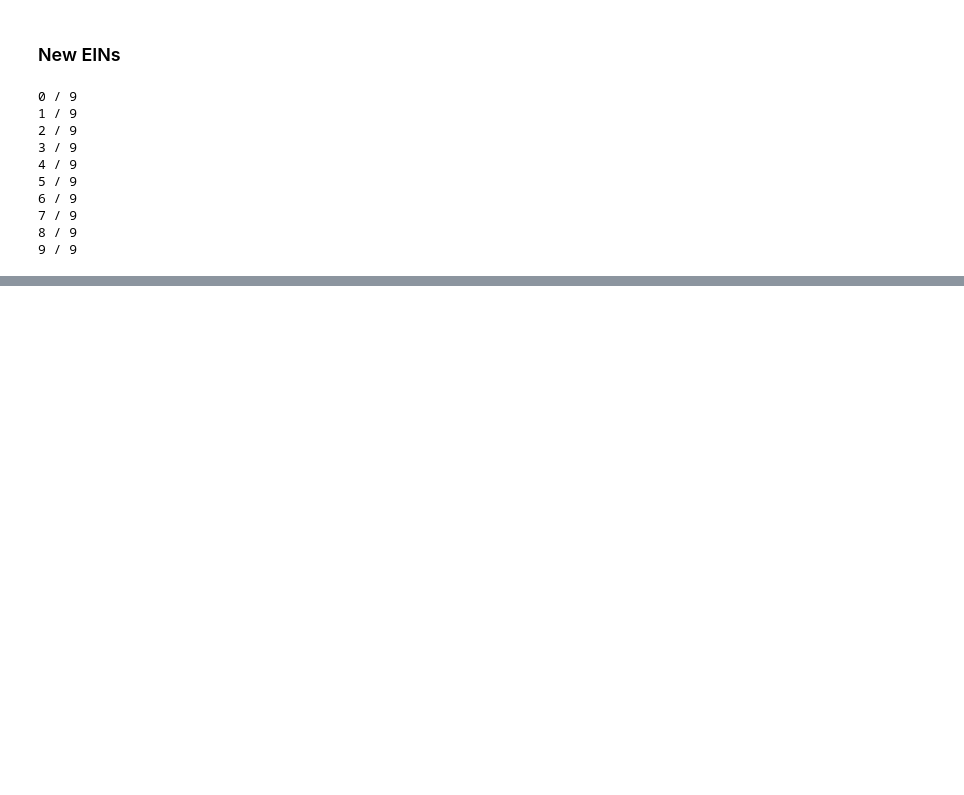
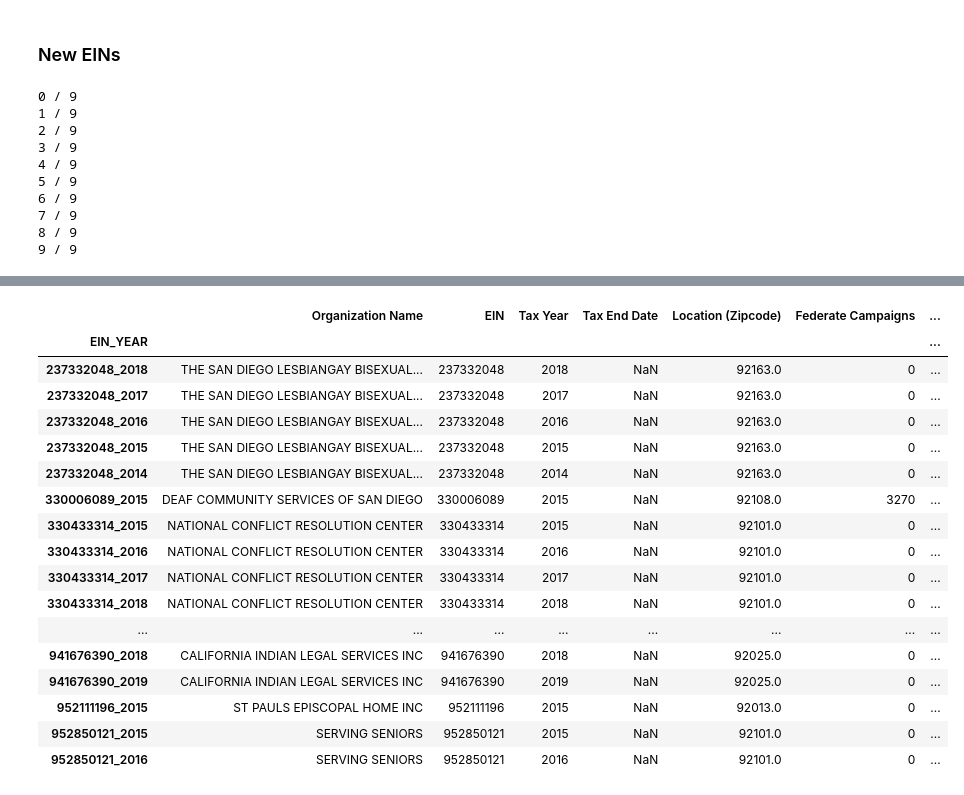
Before and after one commit to dbyers15/SDCTA-homelessness, a Jupyter notebook: XML parser/990 - error check.ipynb, the cells around one changed output, grey strips where cells are left out. Drawn from its saved outputs; the diff is of its cells as text; code cells hidden in the pictures; blank space fills up the shorter version.

```diff
--- a/XML parser/990 - error check.ipynb
+++ b/XML parser/990 - error check.ipynb
@@ -1039,0 +1109,3 @@ final_EINinfo_df.to_csv('Phil_Dataset.csv')
+# %%
+full_phil_df=full_phil_df.set_index('EIN_YEAR')
+full_phil = full_phil.set_index('EIN_YEAR')
@@ -1039,0 +1114,6 @@ final_EINinfo_df.to_csv('Phil_Dataset.csv')
+# %%
+full_phil['EIN'] = [(str(ein))[:-2] for ein in full_phil['EIN']]
+full_phil['Tax Year'] = [(str(year))[:-2] for year in full_phil['Tax Year']]
+
+full_phil.loc[:, 'EIN_YEAR'] = full_phil['EIN'].astype(str) + '_' + full_phil['Tax Year'].astype(str)
+full_phil
@@ -1039,0 +1134,26 @@ final_EINinfo_df.to_csv('Phil_Dataset.csv')
+# %%
+desired_order = ['Organization Name','EIN','Tax Year','Tax End Date','Location (Zipcode)','Federate Campaigns','Membership Dues','Fundraising Events','Related Organizations','Government Grants','All Other Contributions','Noncash Contributions','Total', 'Philanthropic_Total']
+# %%
+new_phil_df = replace_corrected_data_and_standardize(full_phil, full_phil_df).set_index('EIN_YEAR')
+new_phil_df = new_phil_df[desired_order]
+# %%
+new_phil_df[new_phil_df['Tax End Date'].isna()]
+# %% [output]
+|  | Organization Name | EIN | Tax Year | Tax End Date | Location (Zipcode) | Federate Campaigns | ... |
+| EIN_YEAR |  |  |  |  |  |  | ... |
+| 237332048_2018 | THE SAN DIEGO LESBIANGAY BISEXUAL... | 237332048 | 2018 | NaN | 92163.0 | 0 | ... |
+| 237332048_2017 | THE SAN DIEGO LESBIANGAY BISEXUAL... | 237332048 | 2017 | NaN | 92163.0 | 0 | ... |
+| 237332048_2016 | THE SAN DIEGO LESBIANGAY BISEXUAL... | 237332048 | 2016 | NaN | 92163.0 | 0 | ... |
+| 237332048_2015 | THE SAN DIEGO LESBIANGAY BISEXUAL... | 237332048 | 2015 | NaN | 92163.0 | 0 | ... |
+| 237332048_2014 | THE SAN DIEGO LESBIANGAY BISEXUAL... | 237332048 | 2014 | NaN | 92163.0 | 0 | ... |
+| 330006089_2015 | DEAF COMMUNITY SERVICES OF SAN DIEGO | 330006089 | 2015 | NaN | 92108.0 | 3270 | ... |
+| 330433314_2015 | NATIONAL CONFLICT RESOLUTION CENTER | 330433314 | 2015 | NaN | 92101.0 | 0 | ... |
+| 330433314_2016 | NATIONAL CONFLICT RESOLUTION CENTER | 330433314 | 2016 | NaN | 92101.0 | 0 | ... |
+| 330433314_2017 | NATIONAL CONFLICT RESOLUTION CENTER | 330433314 | 2017 | NaN | 92101.0 | 0 | ... |
+| 330433314_2018 | NATIONAL CONFLICT RESOLUTION CENTER | 330433314 | 2018 | NaN | 92101.0 | 0 | ... |
+| ... | ... | ... | ... | ... | ... | ... | ... |
+| 941676390_2018 | CALIFORNIA INDIAN LEGAL SERVICES INC | 941676390 | 2018 | NaN | 92025.0 | 0 | ... |
+| 941676390_2019 | CALIFORNIA INDIAN LEGAL SERVICES INC | 941676390 | 2019 | NaN | 92025.0 | 0 | ... |
+| 952111196_2015 | ST PAULS EPISCOPAL HOME INC | 952111196 | 2015 | NaN | 92013.0 | 0 | ... |
+| 952850121_2015 | SERVING SENIORS | 952850121 | 2015 | NaN | 92101.0 | 0 | ... |
+| 952850121_2016 | SERVING SENIORS | 952850121 | 2016 | NaN | 92101.0 | 0 | ... |
```
Also changed, not shown: parts of 81 cells of this notebook, 19 other files.
